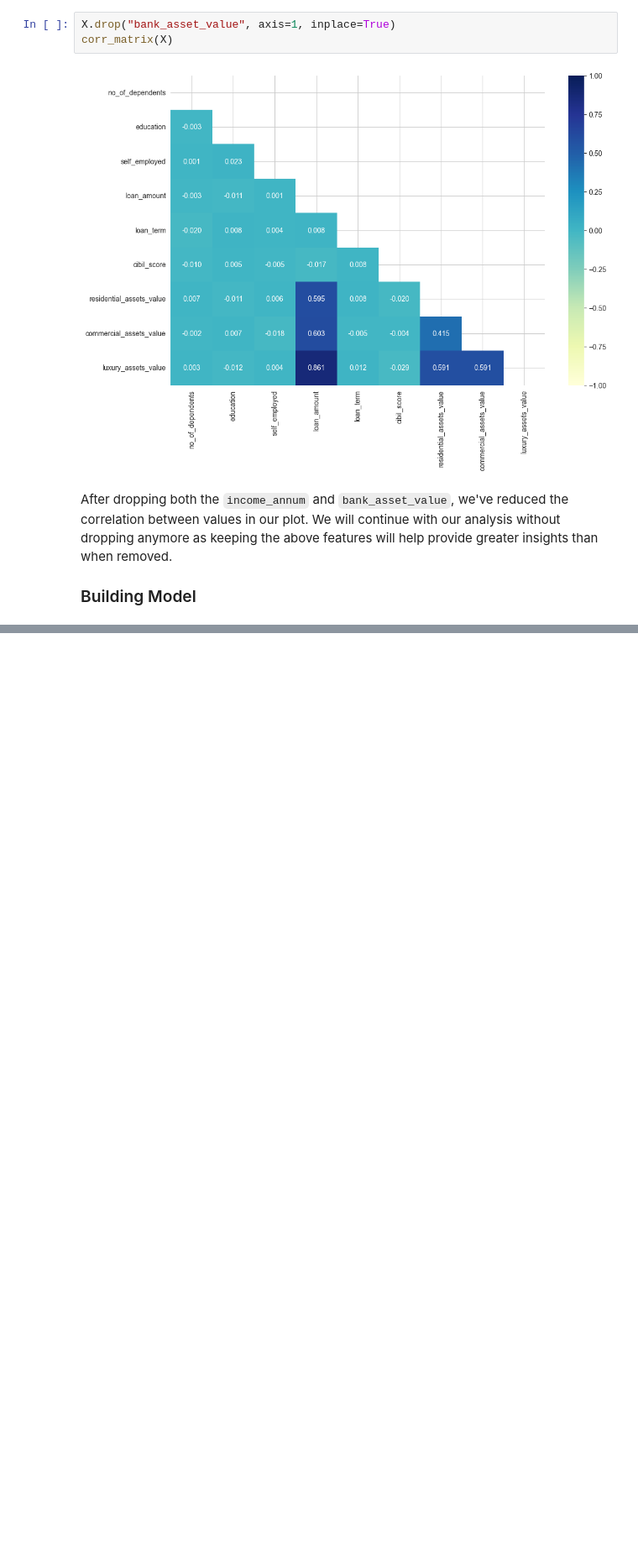
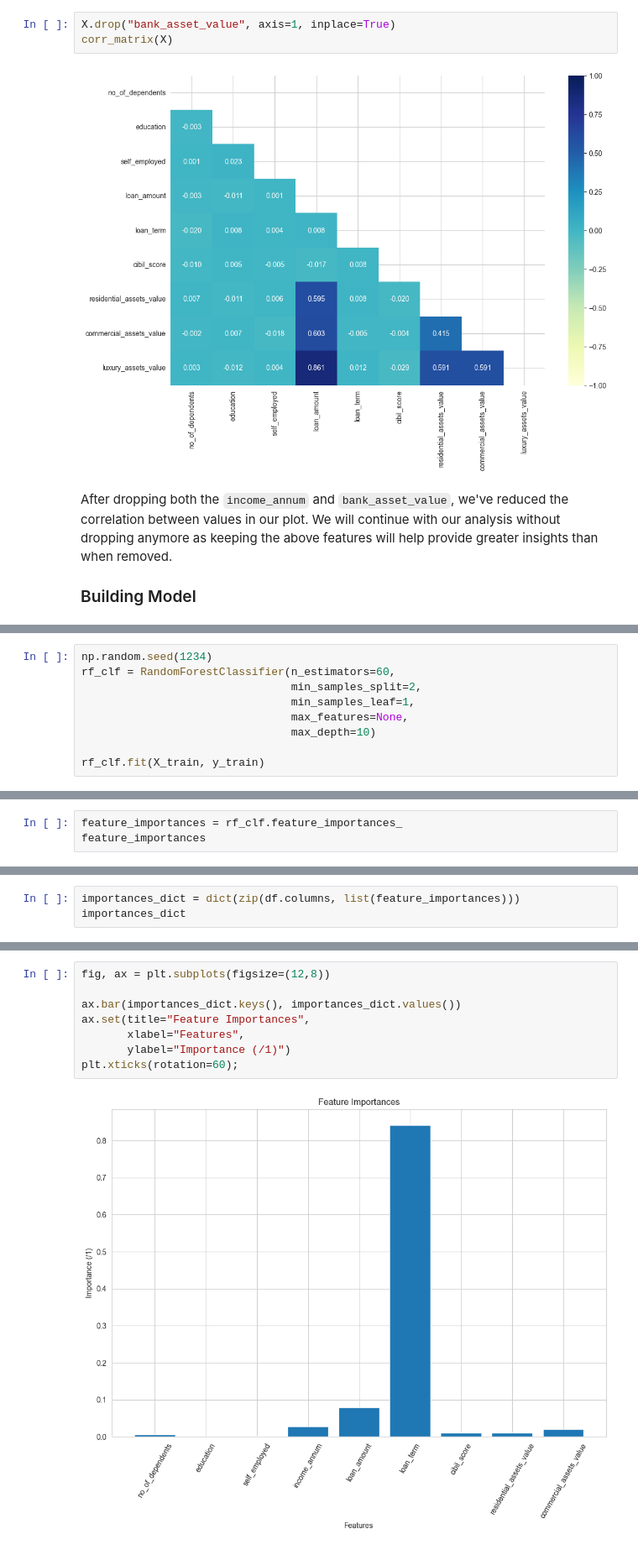
Before and after one commit to rongachoka/loan_approval_analysis, a Jupyter notebook: main.ipynb, the cells around one changed output, grey strips where cells are left out. Shown at 84% size. Cells and saved outputs as stored; diff of their text form; blank space fills up the shorter version.

```diff
--- a/main.ipynb
+++ b/main.ipynb
@@ -743,0 +871,9 @@ clf.score(X_test, y_test)
+# %%
+np.random.seed(1234)
+rf_clf = RandomForestClassifier(n_estimators=60,
+                                min_samples_split=2,
+                                min_samples_leaf=1,
+                                max_features=None,
+                                max_depth=10)
+
+rf_clf.fit(X_train, y_train)
@@ -743,0 +882,3 @@ clf.score(X_test, y_test)
+# %%
+feature_importances = rf_clf.feature_importances_
+feature_importances
@@ -743,0 +888,3 @@ clf.score(X_test, y_test)
+# %%
+importances_dict = dict(zip(df.columns, list(feature_importances)))
+importances_dict
@@ -743,0 +901,10 @@ clf.score(X_test, y_test)
+# %%
+fig, ax = plt.subplots(figsize=(12,8))
+
+ax.bar(importances_dict.keys(), importances_dict.values())
+ax.set(title="Feature Importances",
+       xlabel="Features",
+       ylabel="Importance (/1)")
+plt.xticks(rotation=60);
+# %% [output]
+[figure, added]
```
Also changed, not shown: parts of 24 cells of this notebook, 2 other files.
